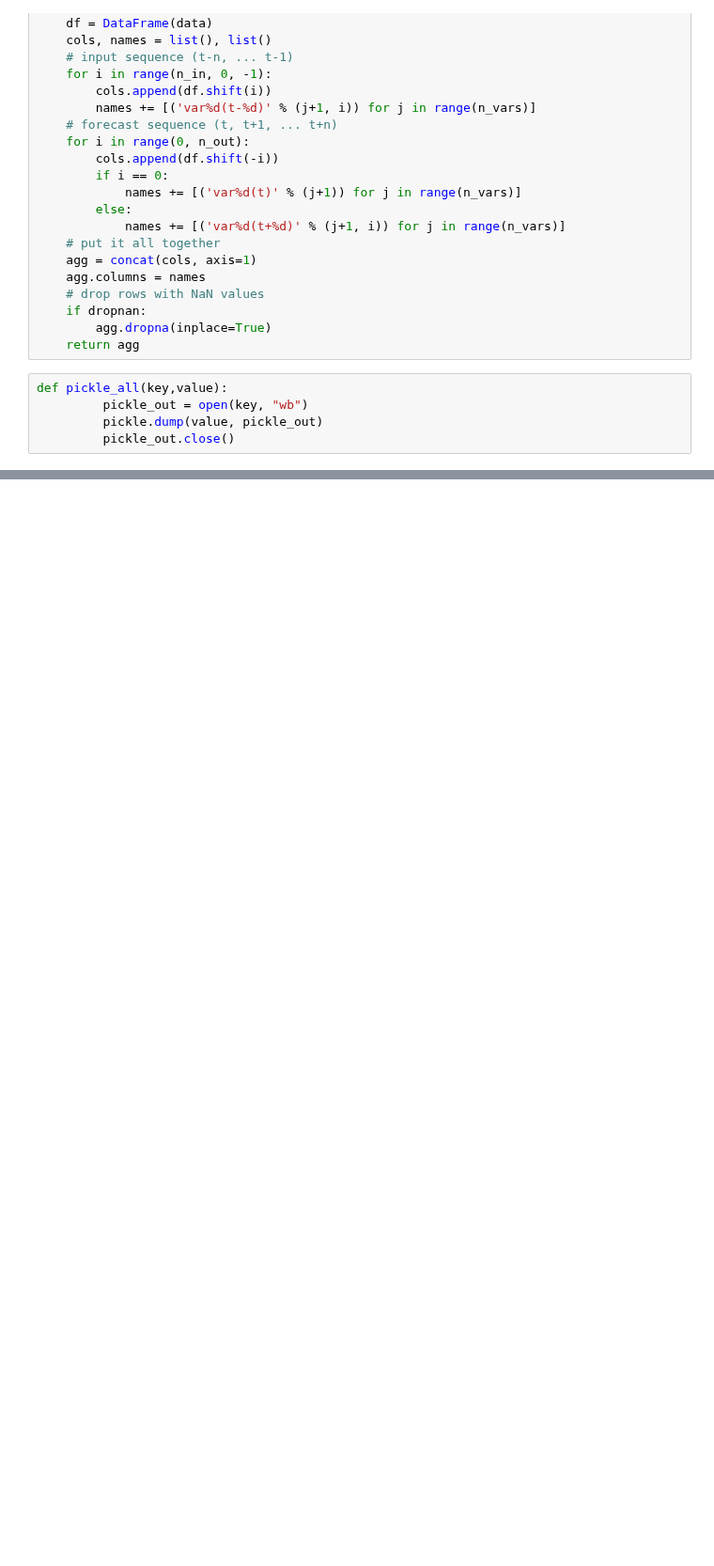
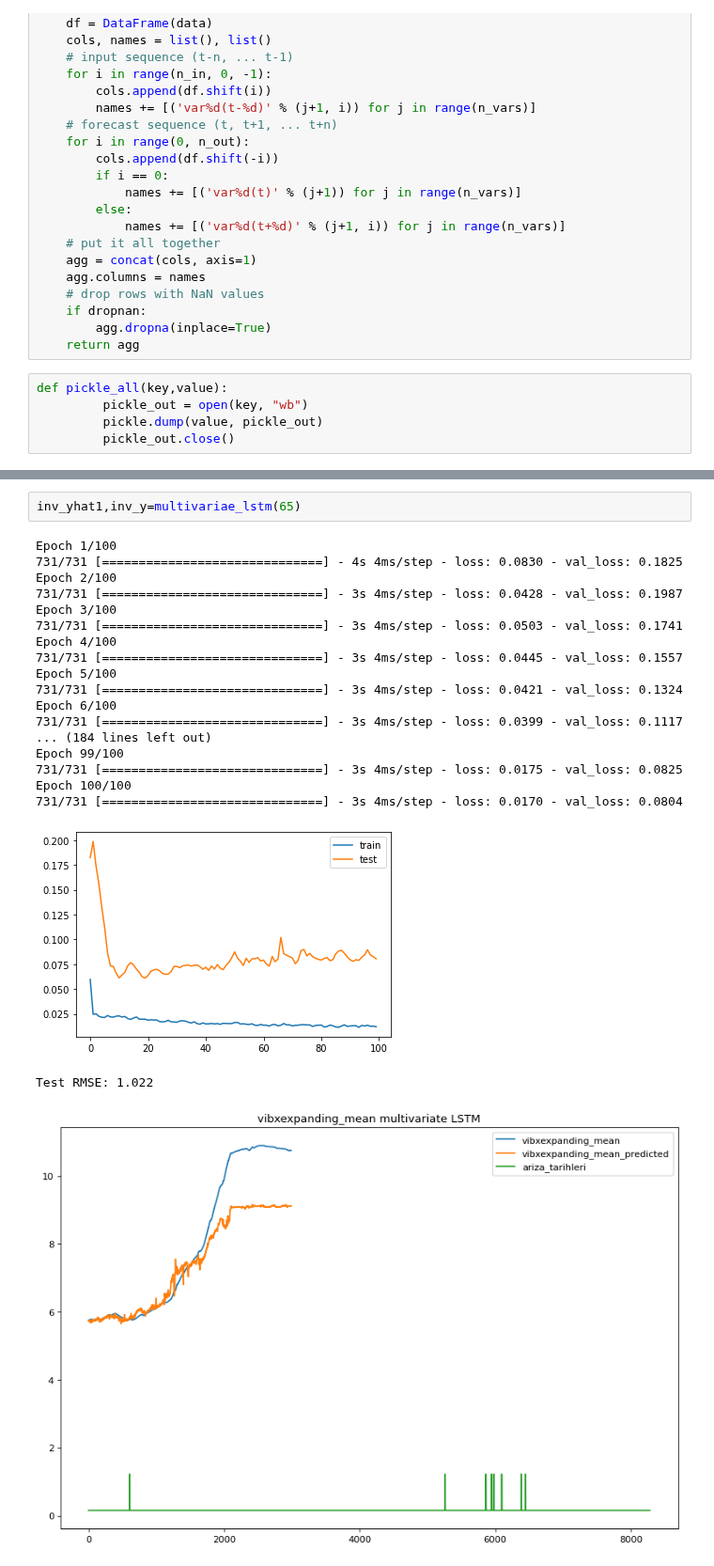
Before and after one commit to MustafaBozkurt84/predictive-maintanance-LSTM, a Jupyter notebook: MultivariateTimeSeriesLSTM.ipynb, the cells around one changed output, grey strips where cells are left out. Shown at 94% size. Cells and saved outputs as stored; diff of their text form; blank space fills up the shorter version.

```diff
--- a/MultivariateTimeSeriesLSTM.ipynb
+++ b/MultivariateTimeSeriesLSTM.ipynb
@@ -275,0 +330,23 @@ multivariae_lstm(54)
+# %%
+inv_yhat1,inv_y=multivariae_lstm(65)
+# %% [output]
+Epoch 1/100
+731/731 [==============================] - 4s 4ms/step - loss: 0.0830 - val_loss: 0.1825
+Epoch 2/100
+731/731 [==============================] - 3s 4ms/step - loss: 0.0428 - val_loss: 0.1987
+Epoch 3/100
+731/731 [==============================] - 3s 4ms/step - loss: 0.0503 - val_loss: 0.1741
+Epoch 4/100
+731/731 [==============================] - 3s 4ms/step - loss: 0.0445 - val_loss: 0.1557
+Epoch 5/100
+731/731 [==============================] - 3s 4ms/step - loss: 0.0421 - val_loss: 0.1324
+Epoch 6/100
+731/731 [==============================] - 3s 4ms/step - loss: 0.0399 - val_loss: 0.1117
+... (184 lines left out)
+Epoch 99/100
+731/731 [==============================] - 3s 4ms/step - loss: 0.0175 - val_loss: 0.0825
+Epoch 100/100
+731/731 [==============================] - 3s 4ms/step - loss: 0.0170 - val_loss: 0.0804
+[figure, added]
+Test RMSE: 1.022
+[figure, added]
```
Also changed, not shown: parts of 46 cells of this notebook.
